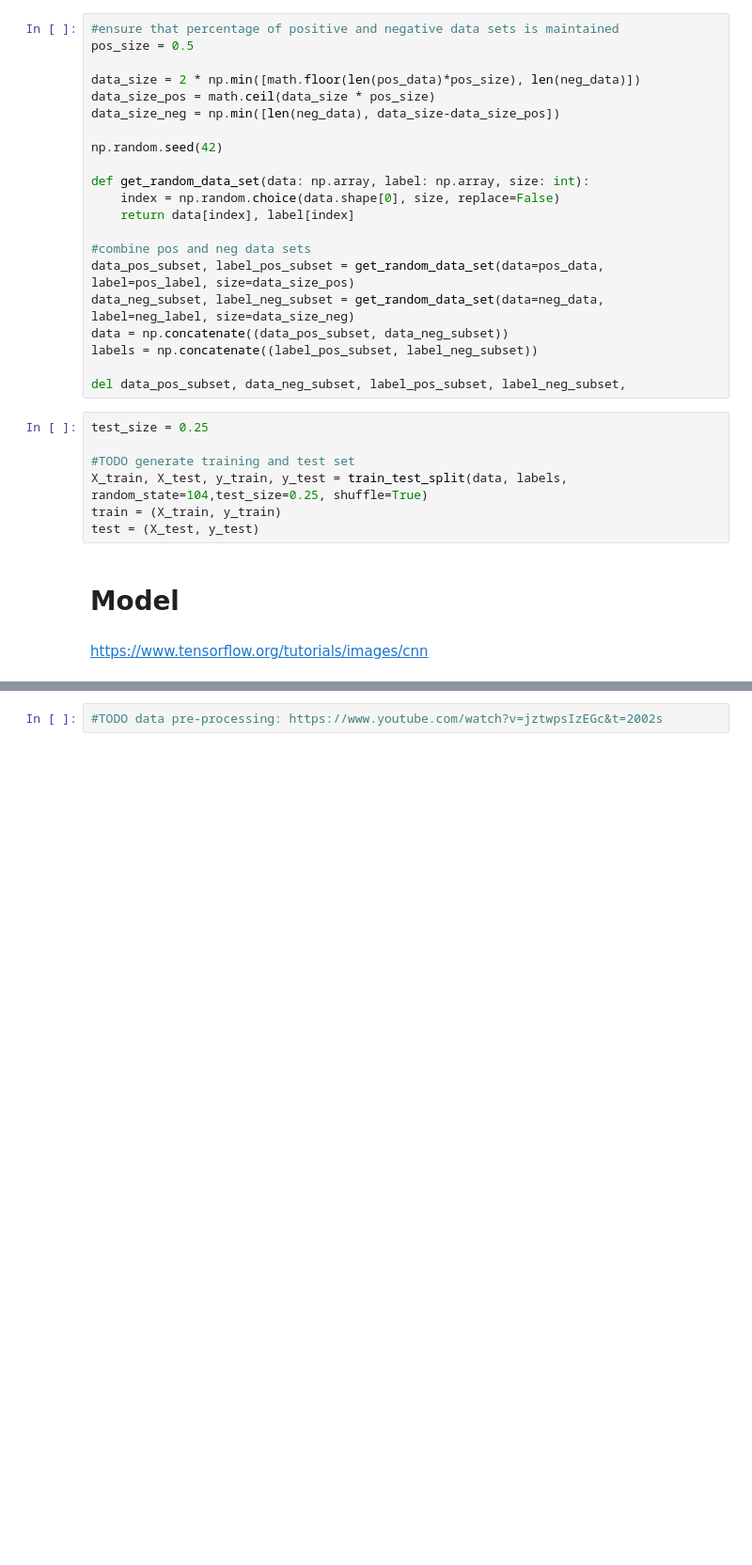
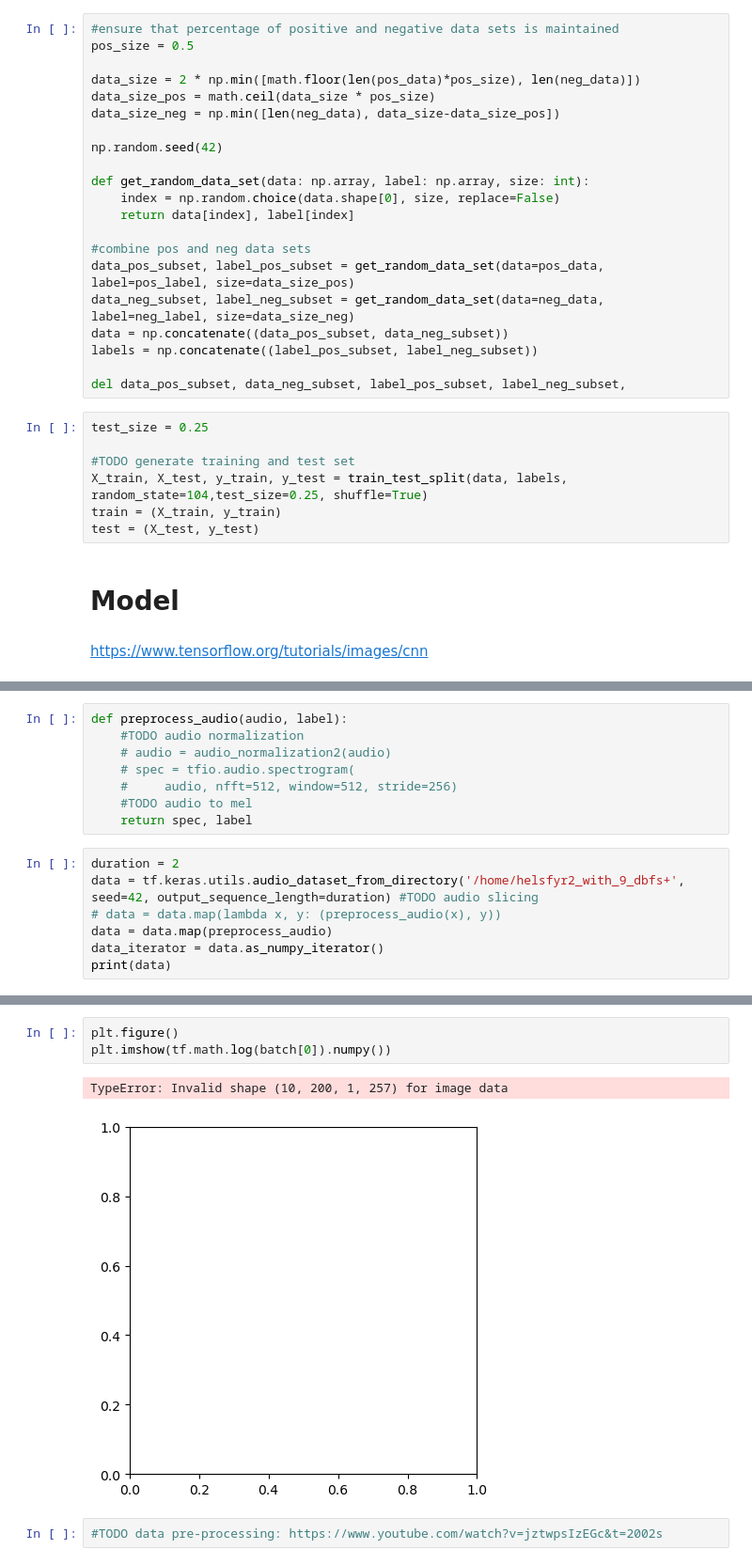
Before and after one commit to Trumbly/announcement_tracker, a Jupyter notebook: python/input_batch_size.ipynb, the cells around one changed output, grey strips where cells are left out. Shown: that part at 94% size. Saved outputs shown, nothing was run; the diff lists cells and outputs as text; blank space fills up the shorter version.

Commit message:
data loader added

```diff
--- a/python/input_batch_size.ipynb
+++ b/python/input_batch_size.ipynb
@@ -215,0 +258,15 @@ Found 10326 files belonging to 2 classes.
+# %%
+def preprocess_audio(audio, label):
+    #TODO audio normalization
+    # audio = audio_normalization2(audio)
+    # spec = tfio.audio.spectrogram(
+    #     audio, nfft=512, window=512, stride=256)
+    #TODO audio to mel
+    return spec, label
+# %%
+duration = 2
+data = tf.keras.utils.audio_dataset_from_directory('/home/helsfyr2_with_9_dbfs+', seed=42, output_sequence_length=duration) #TODO audio slicing
+# data = data.map(lambda x, y: (preprocess_audio(x), y))
+data = data.map(preprocess_audio)
+data_iterator = data.as_numpy_iterator()
+print(data)
@@ -220,3 +303,9 @@ InvalidArgumentError: {{function_node __wrapped__IteratorGetNext_output_types_2_
+# %%
+plt.figure()
+plt.imshow(tf.math.log(batch[0]).numpy())
+# %% [output]
+TypeError: Invalid shape (10, 200, 1, 257) for image data
+[figure, added]
 # %%
 #TODO data pre-processing: https://www.youtube.com/watch?v=jztwpsIzEGc&t=2002s
 # %%
```
Also changed, not shown: parts of 13 cells of this notebook.
